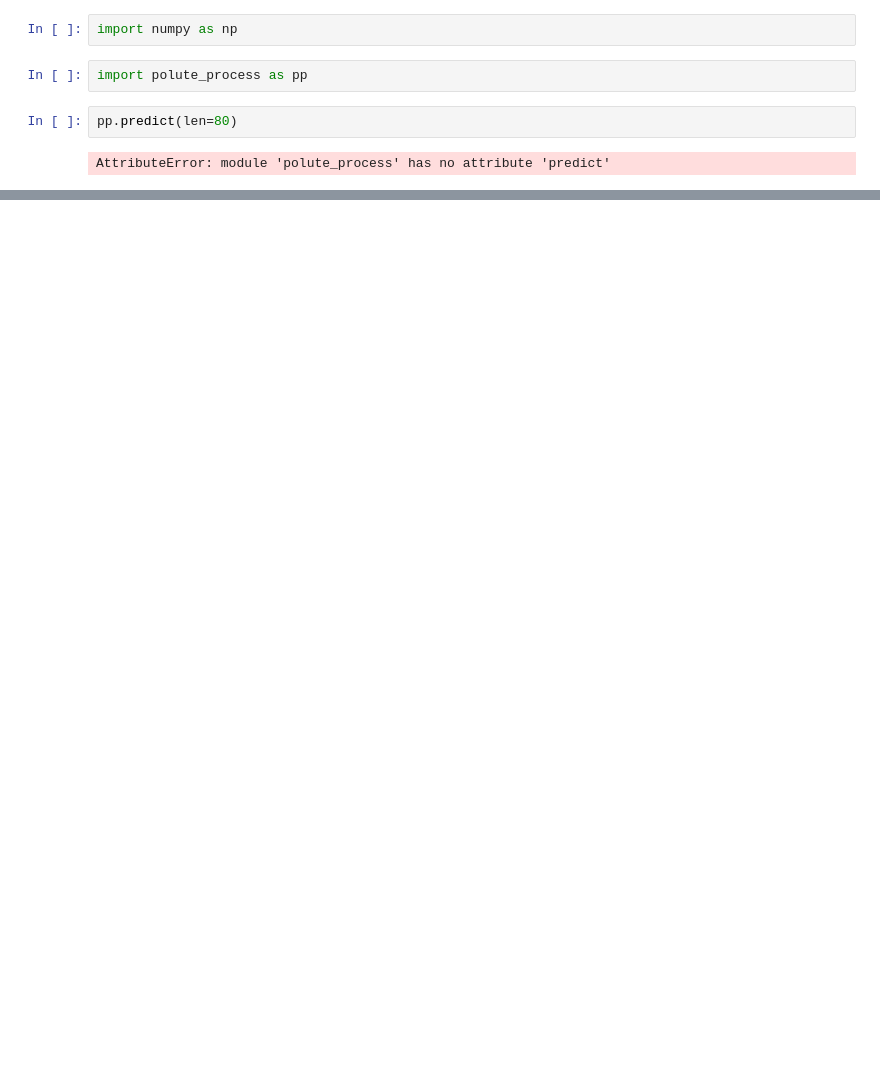
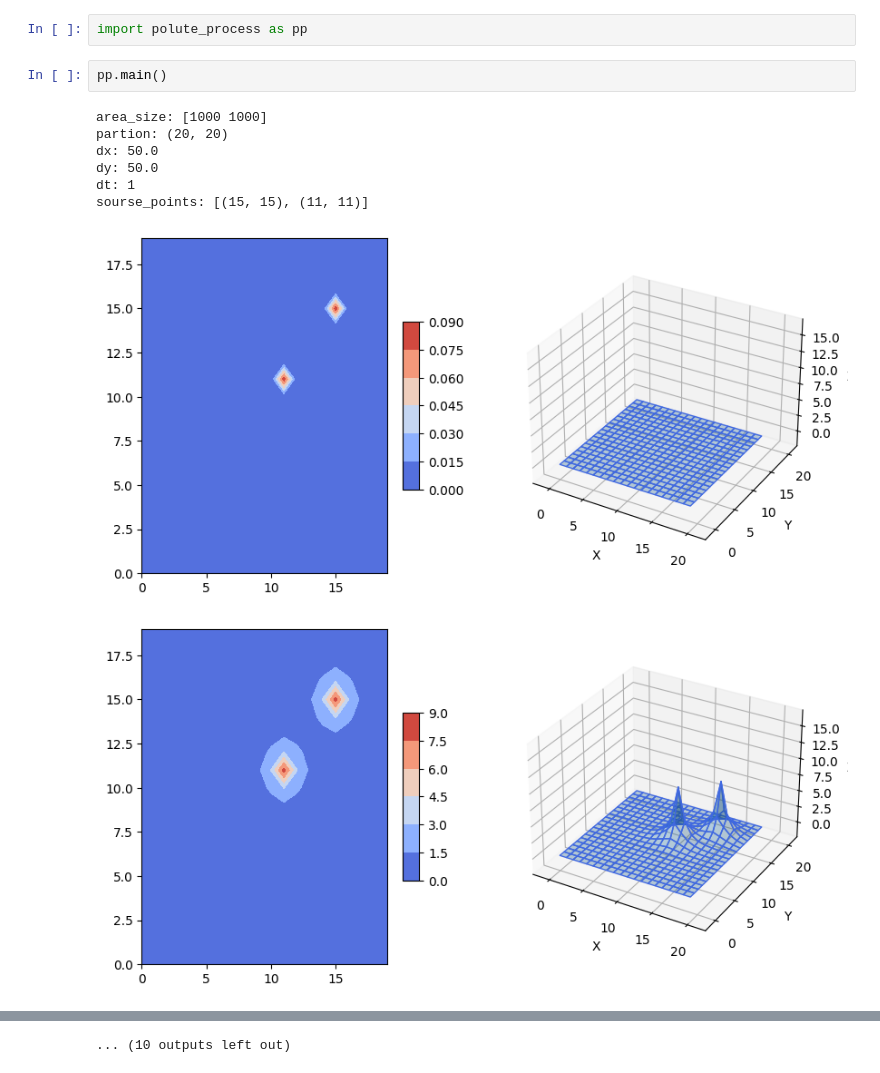
Before and after one commit to Serhii04/metody_obchislen_rr, a Jupyter notebook: src/proc_set.ipynb, the cells around one changed output, grey strips where cells are left out. Saved outputs shown, nothing was run; the diff lists cells and outputs as text; blank space fills up the shorter version.

```diff
--- a/src/proc_set.ipynb
+++ b/src/proc_set.ipynb
@@ -1,8 +1,13 @@
-# %%
-import numpy as np
 # %%
 import polute_process as pp
-# %%
-pp.predict(len=80)
-# %% [output]
-AttributeError: module 'polute_process' has no attribute 'predict'
+# %%
+pp.main()
+# %% [output]
+area_size: [1000 1000]
+partion: (20, 20)
+dx: 50.0
+dy: 50.0
+dt: 1
+sourse_points: [(15, 15), (11, 11)]
+[figure, added]
+[figure, added]
@@ -8,0 +23 @@ AttributeError: module 'polute_process' has no attribute 'predict'
+... (10 outputs left out)
```
Also changed, not shown: parts of 1 cell of this notebook.
